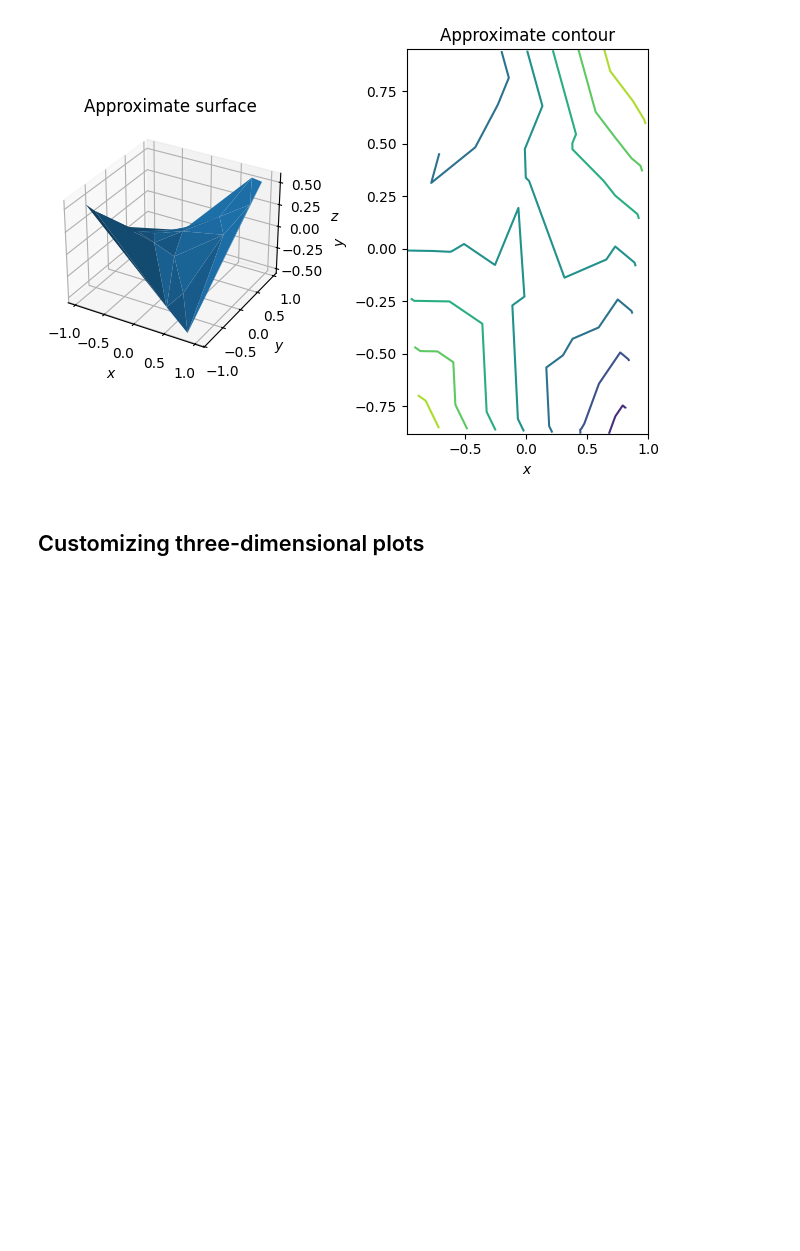
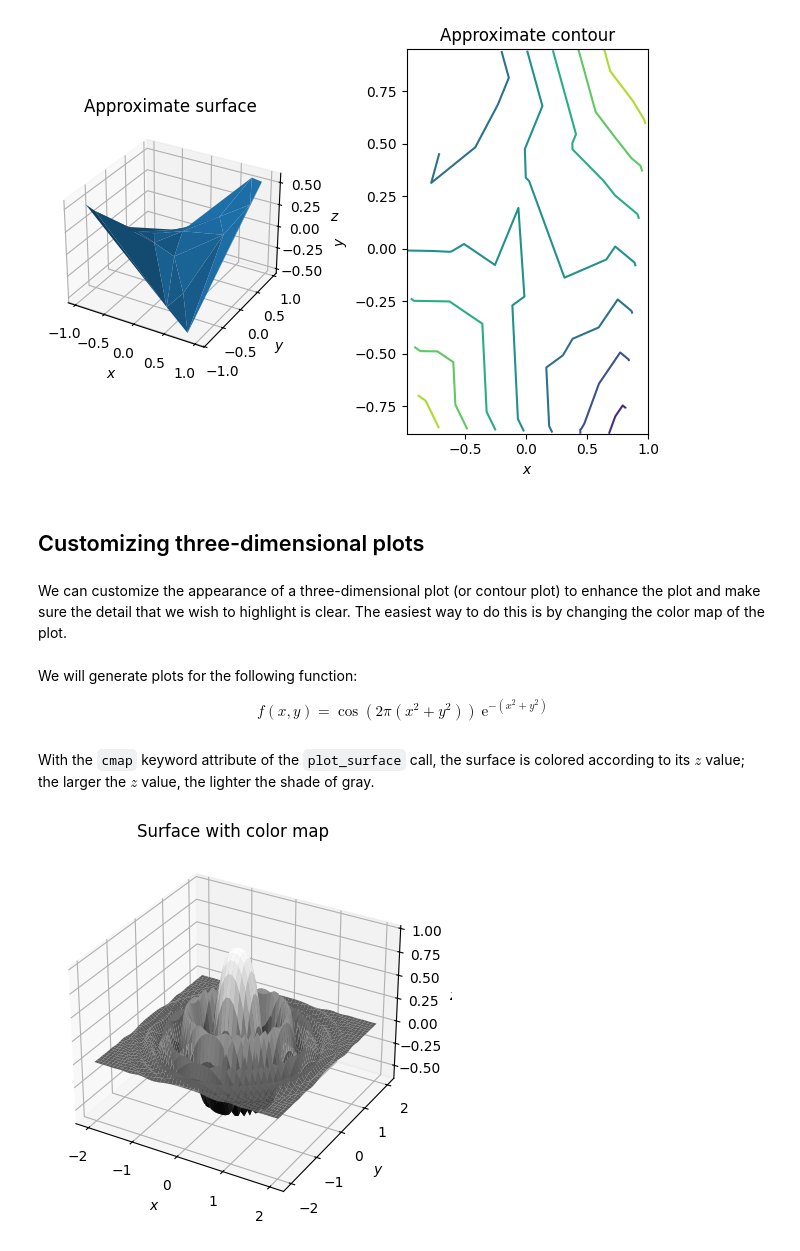
Before and after one commit to toshiro-en-miyamoto/math2, a Jupyter notebook: jupyter/samMorley/ch02_plotting.ipynb, the cells around one changed output. Saved outputs shown, nothing was run; the diff lists cells and outputs as text; code cells hidden in the pictures; blank space fills up the shorter version.

```diff
--- a/jupyter/samMorley/ch02_plotting.ipynb
+++ b/jupyter/samMorley/ch02_plotting.ipynb
@@ -417,3 +417,29 @@ ax2.set_ylabel(r"$y$");
 [figure]
 # %% [markdown]
 ## Customizing three-dimensional plots
+# %% [markdown]
+We can customize the appearance of a three-dimensional plot (or contour plot) to enhance the plot and make sure the detail that we wish to highlight is clear. The easiest way to do this is by changing the color map of the plot.
+# %% [markdown]
+We will generate plots for the following function:
+
+$$
+f(x, y) = \cos(2 \pi (x^2 + y^2)) \: \mathrm{e}^{-(x^2 + y^2)}
+$$
+# %%
+X = np.linspace(-2, 2)
+Y = np.linspace(-2, 2)
+x, y = np.meshgrid(X, Y)
+t = x**2 + y**2
+z = np.cos(2*np.pi*t)*np.exp(-t)
+# %% [markdown]
+With the `cmap` keyword attribute of the `plot_surface` call, the surface is colored according to its $z$ value; the larger the $z$ value, the lighter the shade of gray.
+# %%
+fig = plt.figure()
+ax = fig.add_subplot(projection="3d")
+ax.plot_surface(x, y, z, cmap="binary_r")
+ax.set_title(r"Surface with color map")
+ax.set_xlabel(r"$x$")
+ax.set_ylabel(r"$y$")
+ax.set_zlabel(r"$z$");
+# %% [output]
+[figure, added]
```
Also changed, not shown: parts of 4 cells of this notebook.
